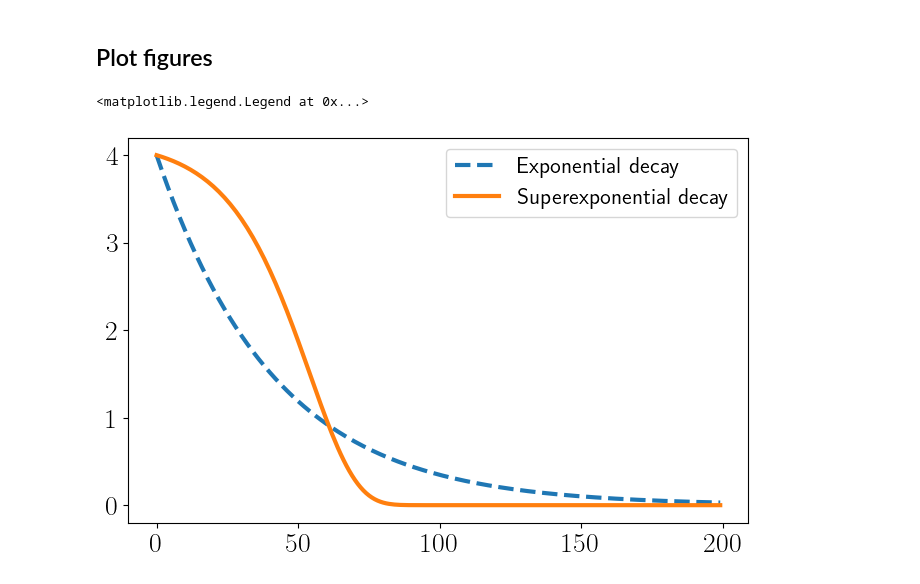
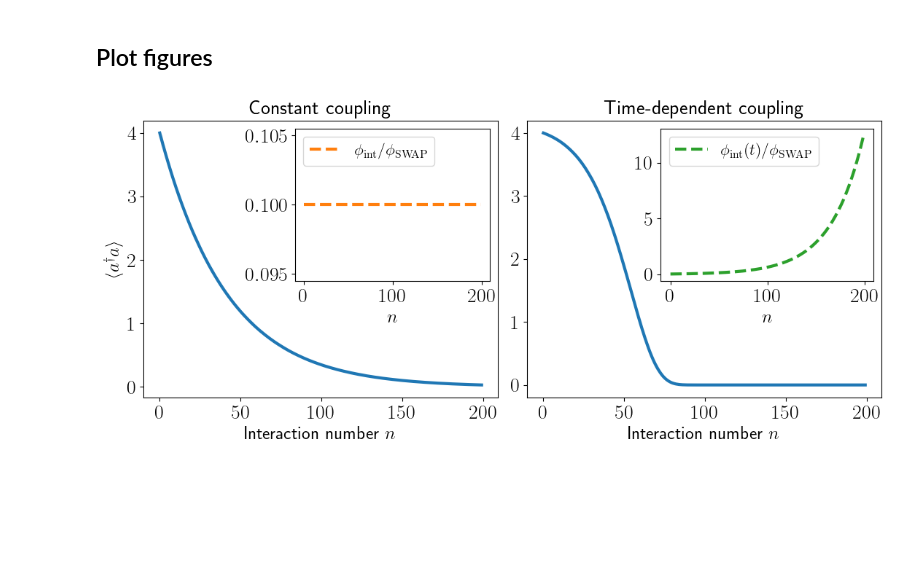
Before and after one commit to ingstra/qubitdyne, a Jupyter notebook: constant_vs_timedep.ipynb, the cells around one changed output. Cells and saved outputs as stored; diff of their text form; code cells hidden in the pictures; blank space fills up the shorter version.

```diff
--- a/constant_vs_timedep.ipynb
+++ b/constant_vs_timedep.ipynb
@@ -455,16 +434,44 @@ ax[1].set_title("Fidelity %.3f"%(f));
 # %% [markdown]
 ## Plot figures
-# %%
-from mpl_toolkits.axes_grid1.inset_locator import inset_axes
-fig, ax = plt.subplots(1, figsize=(8,5))
-
-
-lw=3 # linewidth
-
-ax.plot(nsteps, n_cav, '--',linewidth=lw, label='Exponential decay')
-ax.plot(nsteps, n_cav_timedep, '-', linewidth=lw, label = 'Superexponential decay')
-
-plt.legend()
-# %% [output]
-<matplotlib.legend.Legend at 0x...>
-[figure, removed]
+# %%
+from mpl_toolkits.axes_grid1.inset_locator import inset_axes
+fig, ax = plt.subplots(1,2, figsize=(11,5))
+
+inset_xticks = [0, 100, 200]
+
+lw=3 # linewidth
+swapangle=np.pi/2
+
+axins0 = inset_axes(ax[0], width="55%", height="55%", loc=1)
+axins0.plot(nsteps, g_angle*np.ones_like(nsteps)/swap, '--', color='C1', linewidth=lw, label='$\phi_\mathrm{int}/\phi_\mathrm{SWAP}$')
+#axins0.set_ylabel('Weight',fontsize=15)
+axins0.set_xlabel(r'$n$')
+axins0.set_xticks(inset_xticks)
+
+ax[0].plot(nsteps, n_cav, linewidth=lw, label='Simulated')
+axins0.legend(loc='upper left')
+#ax[0].set_yticks(yticks)
+ax[0].set_title('Constant coupling')
+ax[0].set_ylabel(r'$\langle a^\dagger a \rangle$')
+ax[0].set_xlabel('Interaction number $n$')
+
+axins1 = inset_axes(ax[1], width="60%", height="55%", loc=1)
+axins1.plot(nsteps, g_timedep_exp(nsteps)/swap,'--',color='C2', linewidth=lw, label='$\phi_\mathrm{int}(t)/\phi_\mathrm{SWAP}$')
+
+#axins1.set_ylabel('Weight',fontsize=15)
+axins1.set_xlabel(r'$n$')
+axins1.set_xticks(inset_xticks);
+
+ax[1].plot(nsteps, n_cav_timedep, linewidth=lw)
+#ax[1].set_yticks(yticks)
+ax[1].set_title('Time-dependent coupling')
+ax[1].set_xlabel('Interaction number $n$')
+#ax[1].set_ylim(ax[0].get_ylim())
+axins1.legend(loc='upper left')
+
+
+
+plt.tight_layout()
+plt.savefig('compare_constant_timedep_new2.pdf')
+# %% [output]
+[figure, added]
```
Also changed, not shown: parts of 14 cells of this notebook.
